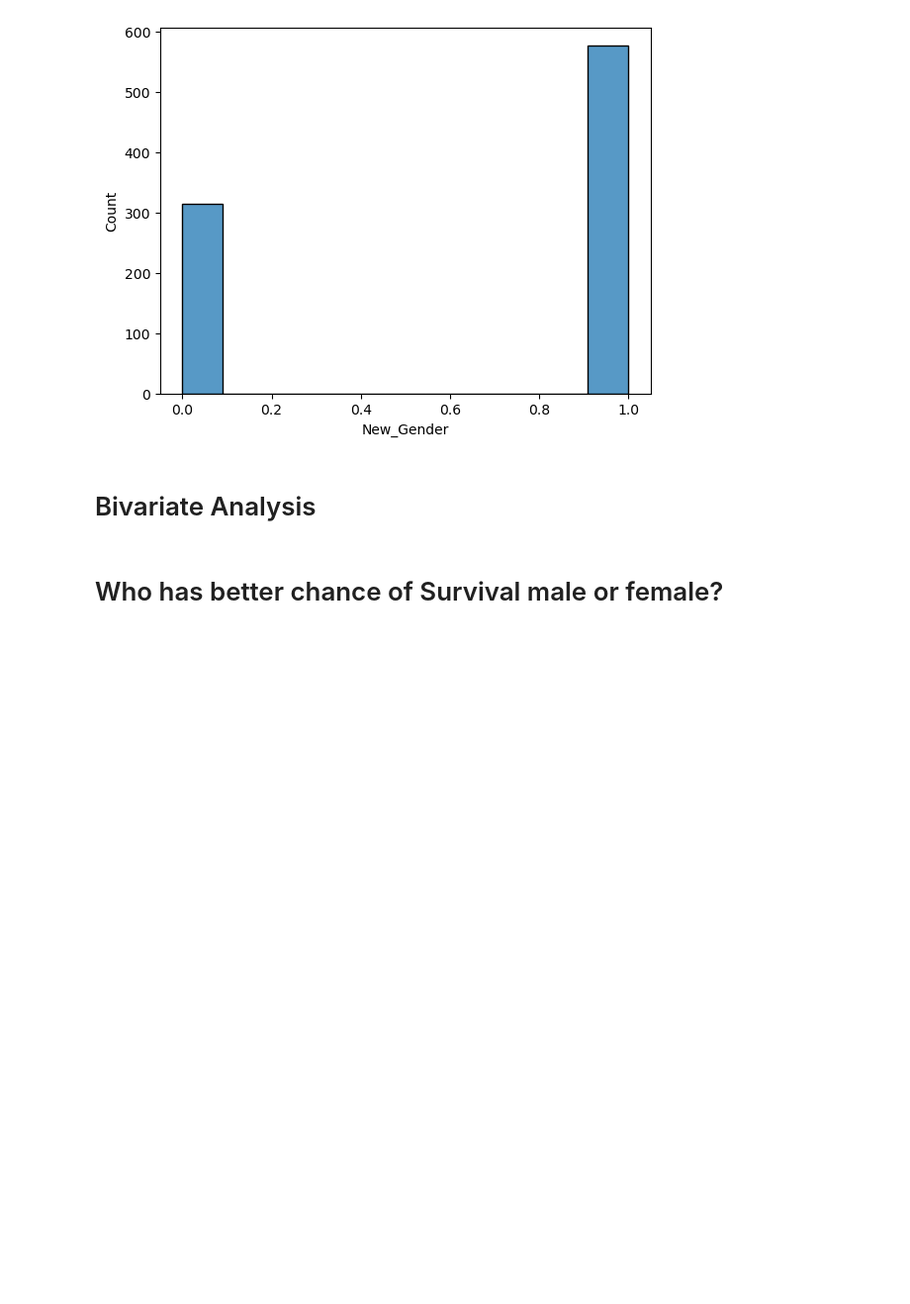
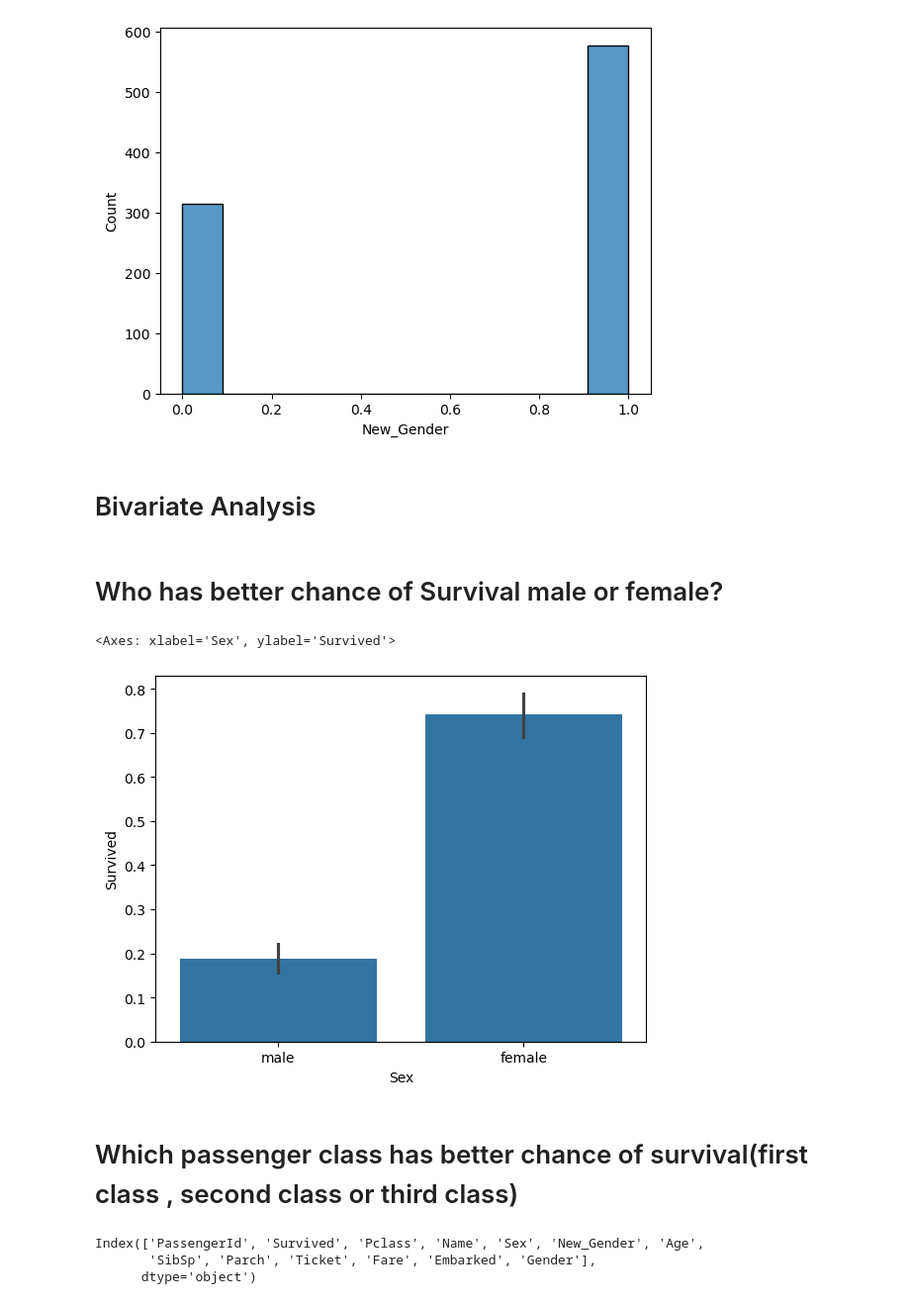
Before and after one commit to Abricos-gt/Data_Science_projects, a Jupyter notebook: pandas_project4.ipynb, the cells around one changed output. Shown at 99% size. Drawn from its saved outputs; the diff is of its cells as text; code cells hidden in the pictures; blank space fills up the shorter version.

Commit message:
which class has better chance of survaival(first class , second class , third class)

```diff
--- a/pandas_project4.ipynb
+++ b/pandas_project4.ipynb
@@ -425,4 +425,15 @@ sns.histplot(df['New_Gender'])
 # %% [markdown]
 # Who has better chance of Survival male or female?
 # %%
-sns.barplot(x = '')
+sns.barplot(x = 'Sex' , y = 'Survived' , data = df)
+# %% [output]
+<Axes: xlabel='Sex', ylabel='Survived'>
+[figure, added]
+# %% [markdown]
+# Which passenger class  has better chance of survival(first class , second class or third class)
+# %%
+df.columns
+# %% [output]
+Index(['PassengerId', 'Survived', 'Pclass', 'Name', 'Sex', 'New_Gender', 'Age',
+       'SibSp', 'Parch', 'Ticket', 'Fare', 'Embarked', 'Gender'],
+      dtype='object')
```
Also changed, not shown: parts of 1 cell of this notebook.
